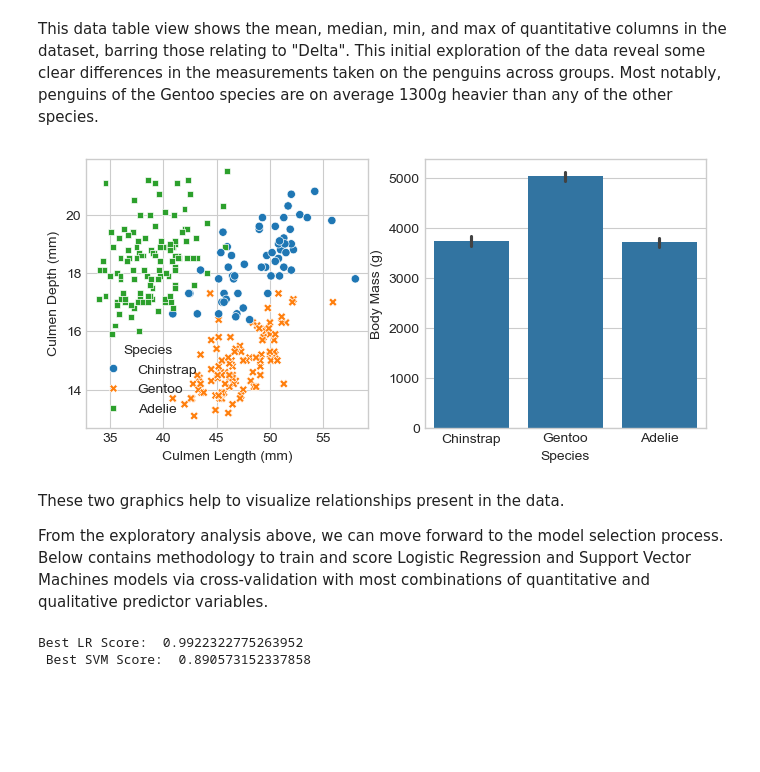
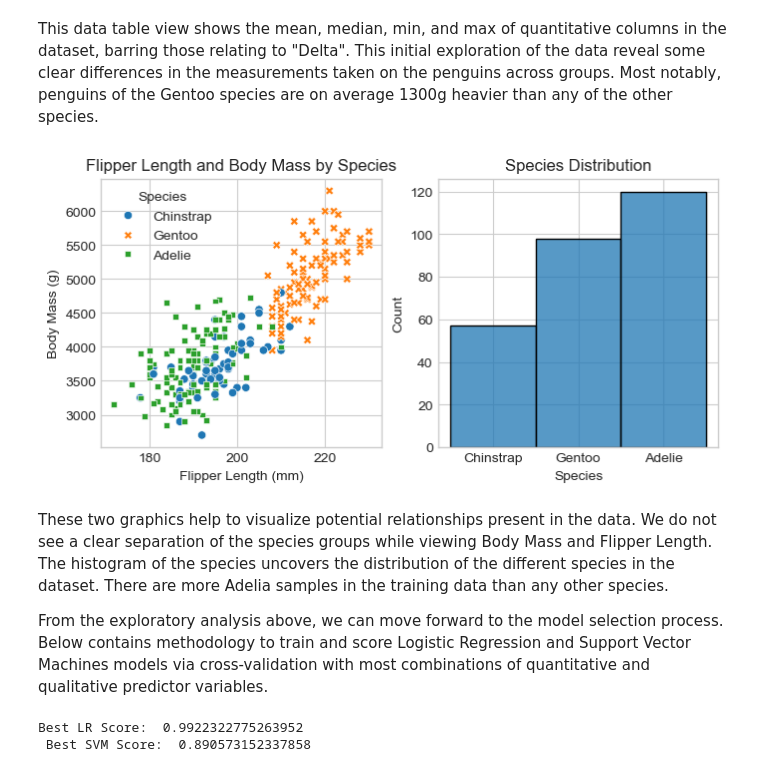
Before and after one commit to laveywill/laveywill.github.io, a Jupyter notebook: posts/classifying-penguins/index.ipynb, the cells around one changed output. Cells and saved outputs as stored; diff of their text form; code cells hidden in the pictures; blank space fills up the shorter version.

Commit message:
added graphs

```diff
--- a/posts/classifying-penguins/index.ipynb
+++ b/posts/classifying-penguins/index.ipynb
@@ -74,12 +82,12 @@ This data table view shows the mean, median, min, and max of quantitative column
 # %%
 fig, ax = plt.subplots(1, 2, figsize = (8, 3.5))
 
-p1 = sns.scatterplot(train, x = "Culmen Length (mm)", y = "Culmen Depth (mm)", hue = "Species", style = "Species", ax = ax[0])
-p2 = sns.barplot(train, x = "Species", y = "Body Mass (g)")
+p1 = sns.scatterplot(train, x = "Flipper Length (mm)", y = "Body Mass (g)", hue = "Species", style = "Species", ax = ax[0]).set_title("Flipper Length and Body Mass by Species")
+p2 = sns.histplot(train, x = "Species", ax = ax[1]).set_title("Species Distribution")
 # %% [output]
-[figure, old version]
+[figure, new version]
 # %% [markdown]
-These two graphics help to visualize relationships present in the data.
+These two graphics help to visualize potential relationships present in the data. We do not see a clear separation of the species groups while viewing Body Mass and Flipper Length. The histogram of the species uncovers the distribution of the different species in the dataset. There are more Adelia samples in the training data than any other species.
 
 From the exploratory analysis above, we can move forward to the model selection process. Below contains methodology to train and score Logistic Regression and Support Vector Machines models via cross-validation with most combinations of quantitative and qualitative predictor variables.
 # %%
```
Also changed, not shown: parts of 1 cell of this notebook, 4 other files.
